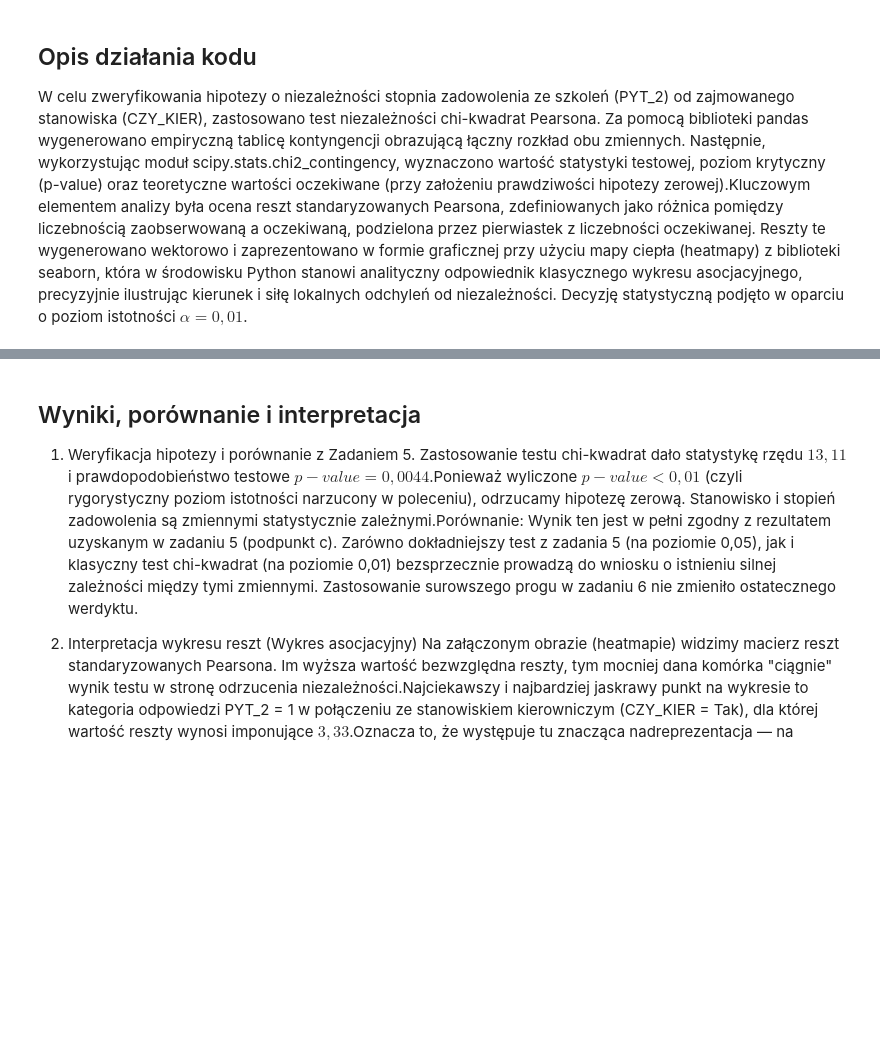
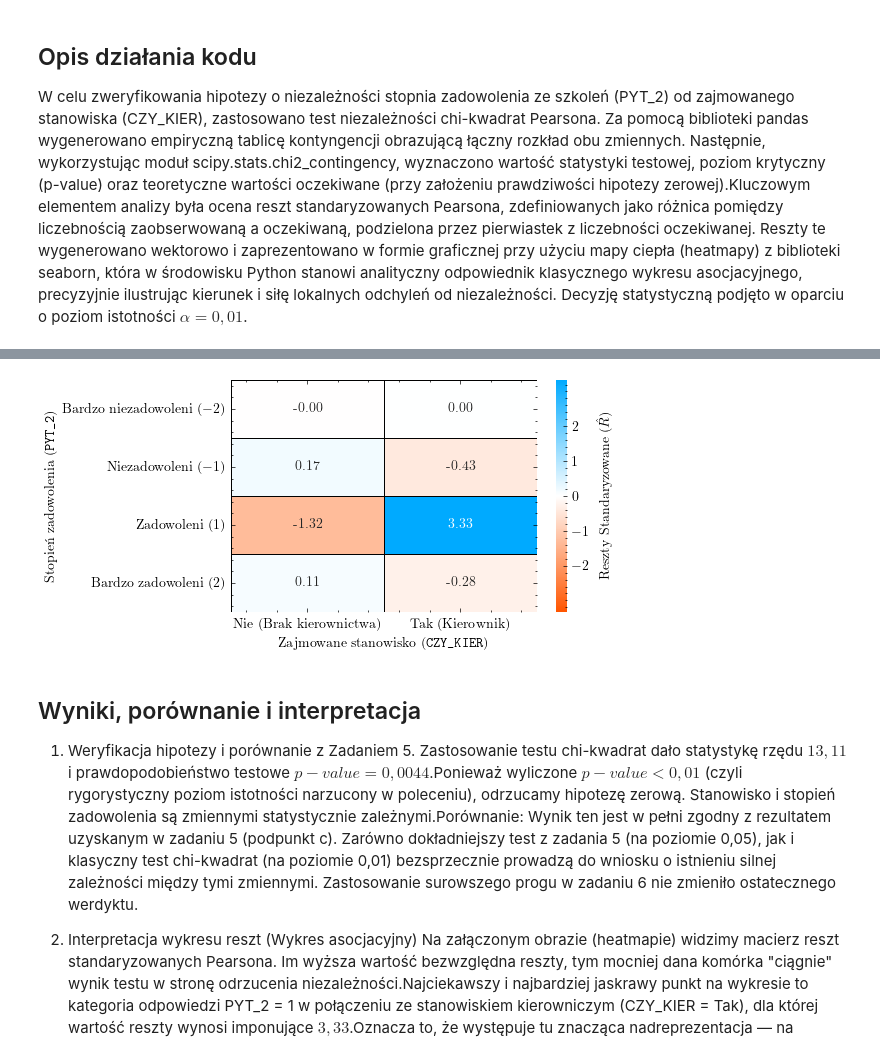
Before and after one commit to amiedzinska/ada-sprawko2, a Jupyter notebook: projekt_parzyste.ipynb, the cells around one changed output, grey strips where cells are left out. Cells and saved outputs as stored; diff of their text form; code cells hidden in the pictures; blank space fills up the shorter version.

```diff
--- a/projekt_parzyste.ipynb
+++ b/projekt_parzyste.ipynb
@@ -195,3 +204,84 @@ PYT_2
+# %%
+import matplotlib.pyplot as plt
+import matplotlib.colors as mcolors # Dodana biblioteka do obsługi kolorów
+import scienceplots
+import seaborn as sns # Zakładam, że Seaborn jest już zaimportowany w projekcie
+import pandas as pd
+import numpy as np
+from scipy import stats
+import scienceplots
+
+# RZĄDANIE 1: Powiedz Seabornowi, żeby zachował swoje domyślne style dla siebie
+sns.reset_orig()
+
+# RZĄDANIE 2: Wyczyszczenie i nałożenie stylu (najlepiej z jawnym 'default' na początku)
+plt.style.use(['default', 'science'])
+plt.rcParams.update({
+    'text.usetex': True,
+    'text.latex.preamble': r'\usepackage[T1]{fontenc} \usepackage{polski} \usepackage[utf8]{inputenc}'
+})
+figsize = (6, 3)
+new_orange = '#ff5500'
+
+# --- 1. Przygotowanie danych (Simulacja na podstawie Twoich wyników z Zadania 7) ---
+# Zakładam, że residuals to DataFrame z Zadania 7
+data_counts = np.array([[64, 10], [18, 2], [0, 2], [91, 13]])
+y_categories = [-2, -1, 1, 2] # Row labels
+x_categories = ['Nie', 'Tak']   # Column labels
+
+# Human-readable labels (Zadanie 1)
+y_labels = ['Bardzo niezadowoleni ($-2$)', 'Niezadowoleni ($-1$)',
+            'Zadowoleni ($1$)', 'Bardzo zadowoleni ($2$)']
+x_labels = ['Nie (Brak kierownictwa)', 'Tak (Kierownik)']
+
+# Rekonstrukcja DataFrame
+tablica_krzyzowa = pd.DataFrame(data_counts, index=y_categories, columns=x_categories)
+
+# Obliczenie reszt na nowo (żeby wykres był kompletny)
+stat, p_value, dof, expected = stats.chi2_contingency(tablica_krzyzowa)
+residuals = (tablica_krzyzowa - expected) / np.sqrt(expected)
+residuals.index = y_labels
+residuals.columns = x_labels
+
+# --- 2. Dostosowanie wykresu ---
+
+# Tworzymy figurę i oś
+fig, ax = plt.subplots(figsize=figsize)
+
+# --- Tworzenie dedykowanej palety kolorów z new_orange ---
+# Chcemy paletę rozbieżną (od błękitu przez biel do pomarańczu).
+# Obliczamy matematyczną odwrotność (negatyw) koloru #ff5500
+inverse_orange = '#00aaff'
+colors = [new_orange, 'white', inverse_orange]
+cmap_res = mcolors.LinearSegmentedColormap.from_list('BlueOrange', colors, N=256)
+
+# Skalowanie symetryczne wokół 0 (żeby biały był zawsze na 0)
+vabs = np.abs(residuals.values).max()
+
+# 5. Tworzenie wykresu asocjacyjnego (Heatmapa reszt)
+sns.heatmap(residuals,
+            annot=True, # Wyświetlamy liczby
+            cmap=cmap_res, # Używamy naszej nowej palety kolorów
+            center=0, # Punkt centralny to 0 (biały)
+            vmin=-vabs, vmax=vabs, # Symetryczne skalowanie
+            fmt=".2f", # Format liczbowy z 2 miejscami po przecinku
+            linewidths=0.5, # Dodajemy linie siatki między komórkami
+            linecolor='black', # Czarny kolor linii siatki
+            annot_kws={'size': 10}, # Rozmiar czcionki liczb wewnątrz komórek
+            cbar_kws={'label': r'Reszty Standaryzowane ($\hat{R}$)', 'ticks': [-2, -1, 0, 1, 2]}, # Opis paska kolorów
+            ax=ax) # Rysujemy na przygotowanej osi
+
+# Opisy i tytuły (z użyciem LaTeX)
+ax.set_xlabel(r'Zajmowane stanowisko (\texttt{CZY\_KIER})')
+ax.set_ylabel(r'Stopień zadowolenia (\texttt{PYT\_2})')
+
+plt.tight_layout()
+
+# Zapis wykresu
+plt.savefig('wykres_asocjacyjny.pdf')
+plt.show()
+# %% [output]
+[figure, added]
 # %% [markdown]
 ## Wyniki, porównanie i interpretacja
 1. Weryfikacja hipotezy i porównanie z Zadaniem 5.
```
Also changed, not shown: parts of 4 cells of this notebook, 6 other files.
